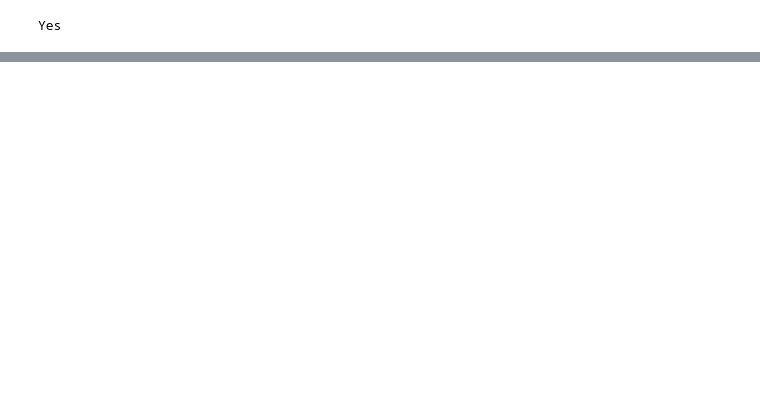
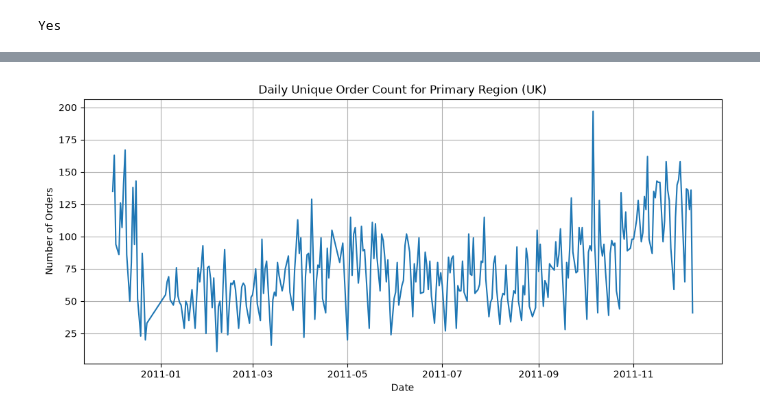
Before and after one commit to Adieltheanalyst/Macro-Anchored-Route-to-Market-Simulator, a Jupyter notebook: vanilla_rtm.ipynb, the cells around one changed output, grey strips where cells are left out. Drawn from its saved outputs; the diff is of its cells as text; code cells hidden in the pictures; blank space fills up the shorter version.

```diff
--- a/vanilla_rtm.ipynb
+++ b/vanilla_rtm.ipynb
@@ -76,0 +107,2 @@ if __name__ == "__main__":
+# %%
+df_raw=pd.read_excel("https://archive.ics.uci.edu/ml/machine-learning-databases/00352/Online%20Retail.xlsx")
@@ -76,0 +191,15 @@ if __name__ == "__main__":
+# %%
+df_raw["InvoiceDate"]=pd.to_datetime(df_raw["InvoiceDate"])
+df_raw["DateOnly"]= df_raw["InvoiceDate"].dt.date
+
+uk_daily_orders=df_raw[df_raw["Country"]== "United Kingdom"].groupby("DateOnly")["InvoiceNo"].nunique()
+
+plt.figure(figsize=(12,5))
+uk_daily_orders.plot(kind="line")
+plt.title("Daily Unique Order Count for Primary Region (UK)")
+plt.xlabel("Date")
+plt.ylabel("Number of Orders")
+plt.grid(True)
+plt.show()
+# %% [output]
+[figure, added]
```
Also changed, not shown: parts of 9 cells of this notebook.
